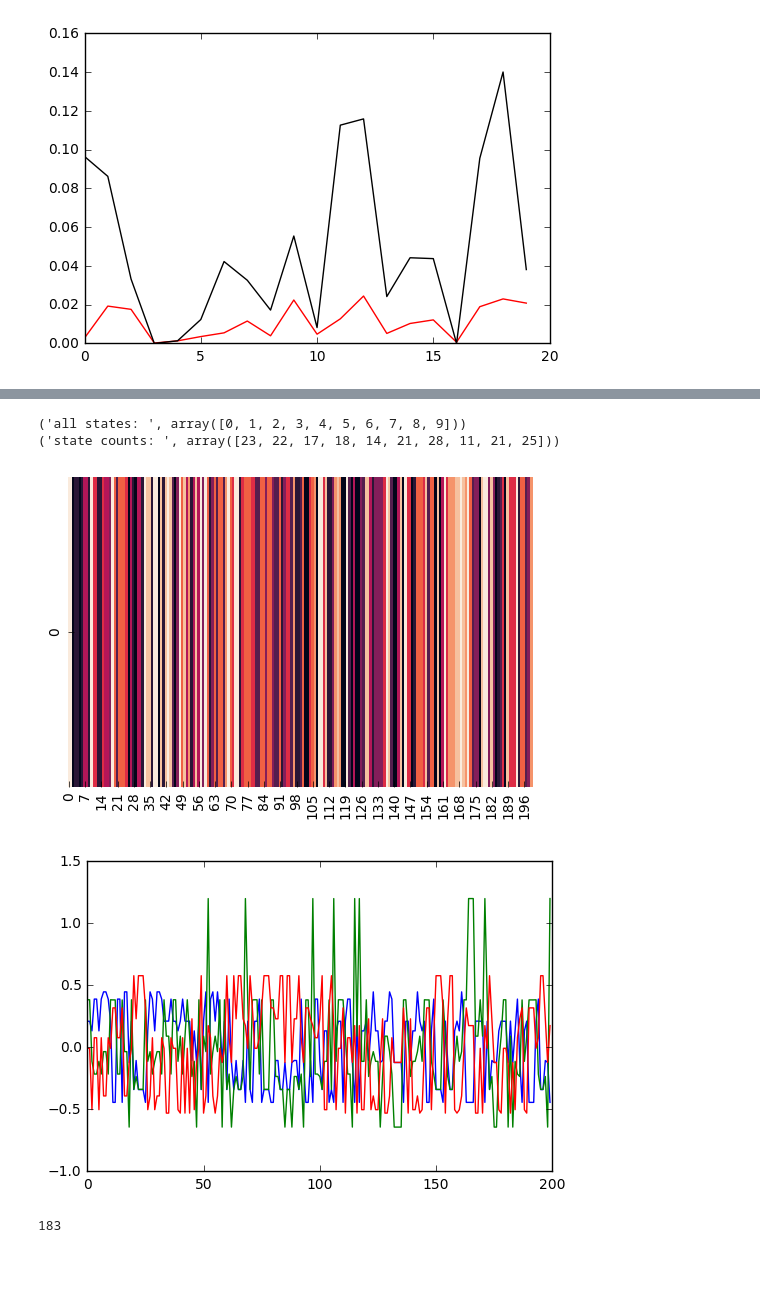
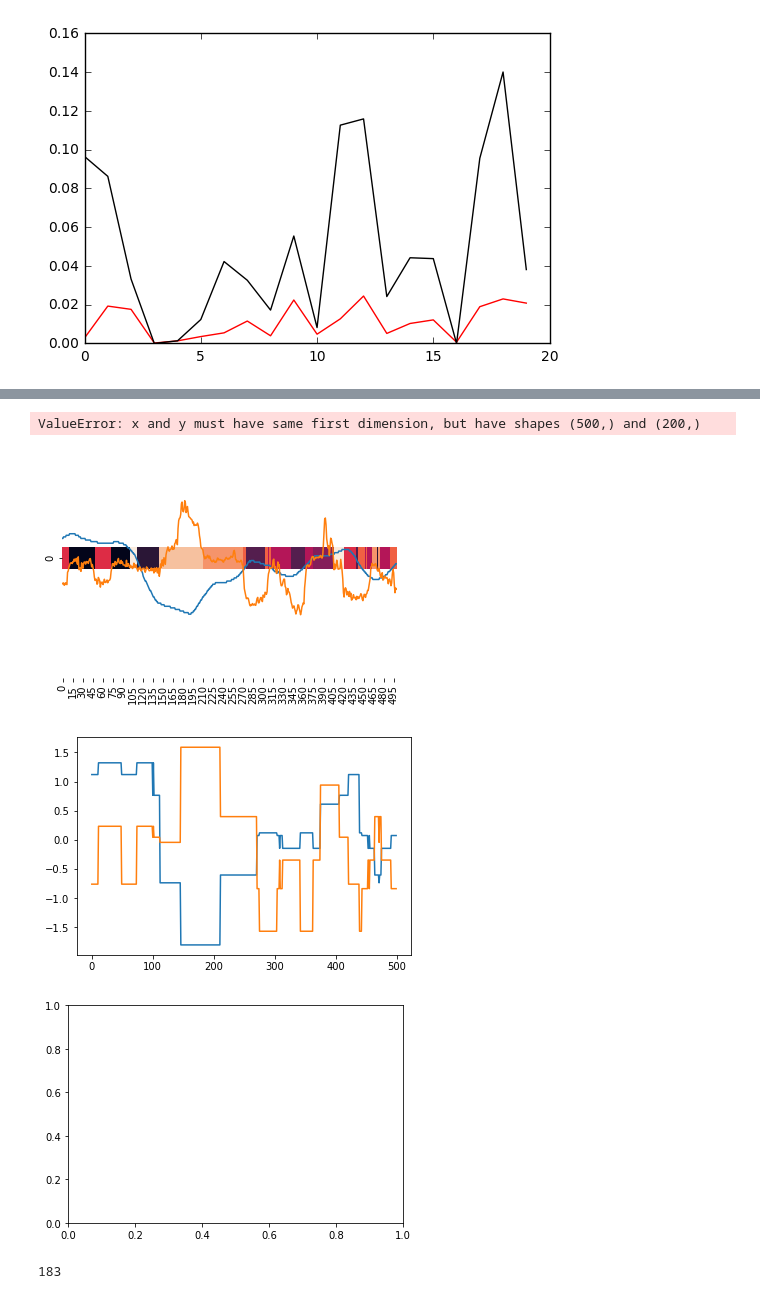
Before and after one commit to MoonBlvd/Sticky-HDP-HMM, a Jupyter notebook: test_DP.ipynb, the cells around one changed output, grey strips where cells are left out. Drawn from its saved outputs; the diff is of its cells as text; code cells hidden in the pictures; blank space fills up the shorter version.

Commit message:
run on ego car data

```diff
--- a/test_DP.ipynb
+++ b/test_DP.ipynb
@@ -72,7 +72,7 @@ class DirichletProcess():
         self.d = data.shape[1] # number of data dimensions
 
         self.alpha = alpha
-        self.kappa = kappa
+        self.kappa = kappa * self.n
         self.nu = nu
         self.a = sigma_a
         self.b = sigma_b
@@ -147,8 +147,8 @@ class DirichletProcess():
             return np.array(prob_list)
         else:
             diff = np.reshape(x-mu,(1,self.d))
-            return (-1/2) * np.dot(np.dot(diff, np.linalg.pinv(sigma)), diff.T) - np.log(np.sqrt(np.linalg.det(2*np.pi*sigma))) # multi variable
-
+            prob = (-1/2) * np.dot(np.dot(diff, np.linalg.pinv(sigma)), diff.T) - np.log(np.sqrt(np.linalg.det(2*np.pi*sigma))) # multi variable
+            return float(prob)
 
     def GEM(self):
         beta_product = 1
@@ -186,7 +186,10 @@ class DirichletProcess():
 #                 print ("pi (t-1,t): ", self.pi[self.state[t - 1, :], self.state[t, :]])
 #                 input("continue...")
 #                 print ("emis:", emis)
-#                 print ("trans:", trans)
+#                 print ("trans:", trans
+        if np.isnan( emis+trans):
+            print ("emis is:", emis)
+            print ("trans is:", trans)
         self.log_likelihood_list.append(emis+trans)
 #         print ("emis:",emis)
 #         print ("trans:",trans)
@@ -225,8 +228,8 @@ class DirichletProcess():
 #                 self.state[t,:] = j
 #                 self.N[self.state[t-1, :], j] += 1
 #                 self.N[self.state[t-1, :], k] -= 1
-            logprob_accept = (np.log(alpha[t-1,k]) -
-                              np.log(alpha[t-1,j]) +
+            logprob_accept = (#np.log(alpha[t-1,k]) -
+                              #np.log(alpha[t-1,j]) +
                               np.log(beta[t, k]) -
                               np.log(beta[t, j]) +
 #                               np.log(self.pi[self.state[t-1, :], k]) - # single variable
@@ -240,6 +243,7 @@ class DirichletProcess():
                                                   self.mu[j],
                                                   self.sigma[j]))
             if exponential(1) > logprob_accept:
+                print ("state update!")
                 self.state[t] = j
                 self.N[self.state[t-1], j] += 1
                 self.N[self.state[t-1], k] -= 1
@@ -250,6 +254,8 @@ class DirichletProcess():
 
         # draw beta from G0, place a dirichlet prior on beta with symmetric parameters
         self.beta = dirichlet(np.ones(self.max_k)* (self.gma/self.max_k))
+#         stick_breaking = self.GEM()
+#         self.beta = np.array([next(stick_breaking) for i in range(self.max_k)])
 
         # draw pi from Gj, place a dirichlet prior on pi with beta as base measure.
         tmp = np.tile(self.alpha * self.beta,(self.max_k,1)) + self.N
@@ -289,12 +295,12 @@ class DirichletProcess():
         return path
 # %%
 %matplotlib inline
-data_path = "four_scores.csv"
+# data_path = "four_scores.csv"
 # data_path = "Brightness_features.csv"
 # data_path = "obs_data_16d.csv"
-# data_path = "ego_data_20d.csv"
+data_path = "ego_data_20d.csv"
 data = read_data(data_path)
-data = data[8300:8500,:]#data[15500:16500,0:1]
+data = data[8000:8500,[0,9]]#data[15500:16500,0:1]
 n,d = data.shape
 plt.figure(1)
 plt.plot(range(data.shape[0]),data)
@@ -315,5 +321,5 @@ plt.show
 # %%
-DP = DirichletProcess(data[:,0:3], max_k=10, kappa = 10, kmeans_init=False)
+DP = DirichletProcess(data, max_k=10, kappa = 10, kmeans_init=False)
 # %%
 DP.sigma
 # %% [output]
@@ -337,6 +337,6 @@ DP.sigma
 # %%
 i = 0
-while i < 100:
+while i < 200:
     print ("num iter:", i)
     log_likelihood = DP.run()
     i += 1
@@ -363,20 +381,24 @@ path = DP.get_path()
 # %%
 # %matplotlib osx
 plt.figure(3)
 # sns.heatmap(DP.state[:, 0:1].T, cbar=False)
 sns.heatmap(np.reshape(DP.state,(1,DP.n)), cbar=False)
+plt.plot(range(data.shape[0]),data)
+plt.ylim([-5,5])
 plt.figure(4)
 plt.plot(range(DP.n),path)
 # plt.plot(range(DP.n),path[:,1],'g')
+plt.figure(5)
+plt.plot(range(DP.n),DP.log_likelihood_list)
 plt.show
 all_states, state_counts = np.unique(DP.state, return_counts=True)
 print("all states: ", all_states)
 print("state counts: ", state_counts)
 # %% [output]
-('all states: ', array([0, 1, 2, 3, 4, 5, 6, 7, 8, 9]))
-('state counts: ', array([23, 22, 17, 18, 14, 21, 28, 11, 21, 25]))
+ValueError: x and y must have same first dimension, but have shapes (500,) and (200,)
-[figure, old version]
+[figure, new version]
-[figure, old version]
+[figure, new version]
+[figure, added]
 # %%
 # plt.figure(1)
 # G0 = dirichlet(np.ones(DP.max_k) * (alpha/DP.max_k))
```
Also changed, not shown: parts of 3 cells of this notebook, 1 other file.
